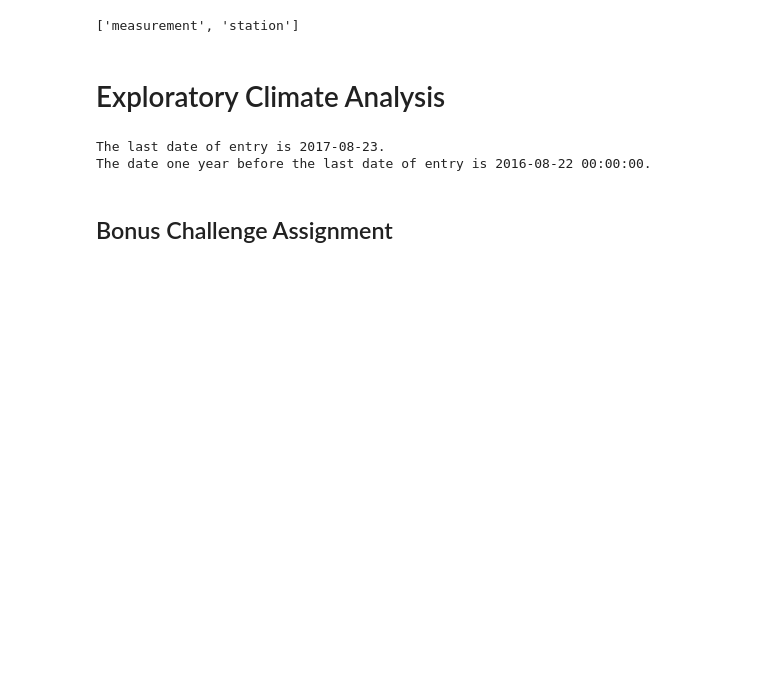
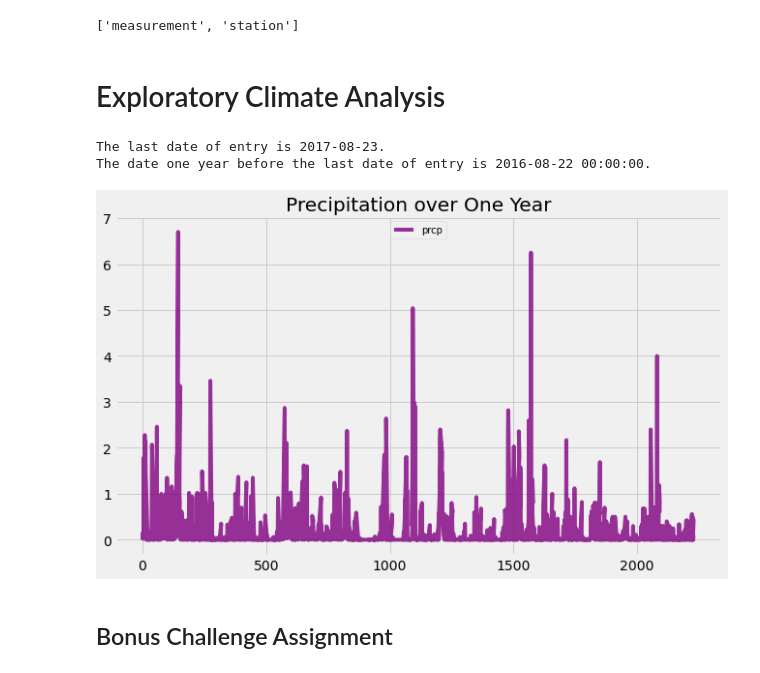
Before and after one commit to tidepooler/sqlalchemy-challenge, a Jupyter notebook: climate.ipynb, the cells around one changed output. Cells and saved outputs as stored; diff of their text form; code cells hidden in the pictures; blank space fills up the shorter version.

Commit message:
Plot
Plotted graph of gathered data using pandas, printed plot, and saved plot as image.

```diff
--- a/climate.ipynb
+++ b/climate.ipynb
@@ -40,33 +40,38 @@ session = Session(engine)
 # %%
 # Design a query to retrieve the last 12 months of precipitation data and plot the results
 
 # Calculate the date 1 year ago from the last data point in the database
 
 #Last date of entry
 last_date = session.query(Measurement.date).order_by(Measurement.date.desc()).first()[0]
 print(f'The last date of entry is {last_date}.')
 
 #Calculate one year from last date of entry
 first_date = dt.datetime.strptime(last_date, "%Y-%m-%d") - dt.timedelta(days=366)
 print(f'The date one year before the last date of entry is {first_date}.')
 
 # Perform a query to retrieve the data and precipitation scores
 one_year_query = session.query(Measurement.date, Measurement.prcp).\
                         filter(Measurement.date > first_date).\
                         order_by(Measurement.date).statement
 
 # Save the query results as a Pandas DataFrame and set the index to the date column
 precip_df = pd.read_sql(one_year_query, engine).dropna()
 precip_df.head(5)
 
 # Sort the dataframe by date
 precip_df = precip_df.sort_values(by='date',ascending=True)
 
 
 # Use Pandas Plotting with Matplotlib to plot the data
+precip_df.plot(title="Precipitation over One Year", color='purple', alpha=0.8, figsize=(10,6))
+plt.legend(loc='upper center', prop={'size': 10})
+plt.savefig("Precipitation.png")
+plt.show()
 # %% [output]
 The last date of entry is 2017-08-23.
 The date one year before the last date of entry is 2016-08-22 00:00:00.
+[figure, added]
 # %%
 # Use Pandas to calcualte the summary statistics for the precipitation data
 # %%
```
Also changed, not shown: 1 other file.
